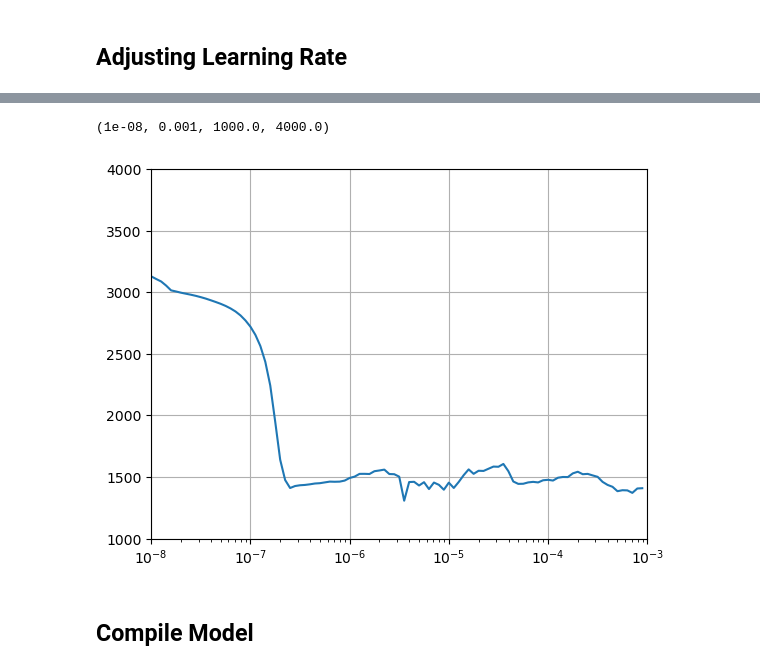
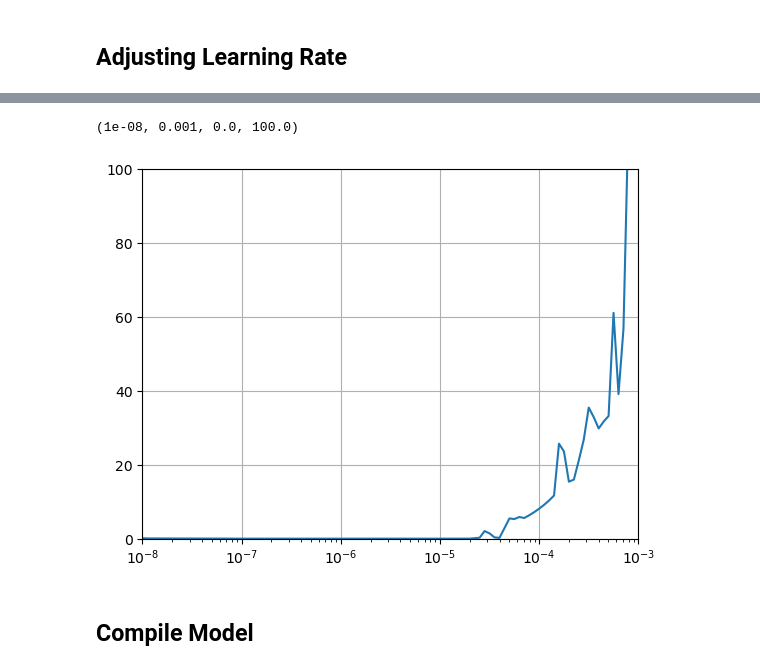
Before and after one commit to faridnec/forecasting-tech-adoption, a Jupyter notebook: models/forecast.ipynb, the cells around one changed output, grey strips where cells are left out. Cells and saved outputs as stored; diff of their text form; code cells hidden in the pictures.

```diff
--- a/models/forecast.ipynb
+++ b/models/forecast.ipynb
@@ -91,3 +87,17 @@ series = np.array(applications)
 plot_series(time, series, xlabel='Week', ylabel='Weekly Mean Total Patent Applications')
 # %% [output]
 [figure]
+# %%
+# Perform Min-Max Scaling
+min_value = np.min(series)
+max_value = np.max(series)
+scaled_series = (series - min_value) / (max_value - min_value)
+
+# Plot the original and scaled series
+
+plt.figure(figsize=(20, 6))
+plt.plot(time, scaled_series, label='Scaled')
+plt.xlabel('Week')
+plt.ylabel('Weekly Mean Total Patent Applications')
+plt.legend()
+plt.show()
@@ -97,11 +109,11 @@ split_time = 2250
 
 # Get the train set
 time_train = time[:split_time]
-x_train = series[:split_time]
+x_train = scaled_series[:split_time]
 
 # Get the validation set
 time_valid = time[split_time:]
-x_valid = series[split_time:]
+x_valid = scaled_series[split_time:]
 # %%
 def windowed_dataset(series, window_size, batch_size, shuffle_buffer):
     """Generates dataset windows
@@ -128,7 +140,7 @@ def windowed_dataset(series, window_size, batch_size, shuffle_buffer):
 # WINDOW_SIZE = 39
 # BATCH_SIZE = 32
 # SHUFFLE_BUFFER_SIZE = 500
-window_size = 30
+window_size = 52 # 1 year
 batch_size = 32
 shuffle_buffer_size = 1000
 
@@ -235,7 +246,7 @@ optimizer = tf.keras.optimizers.SGD(momentum=0.9)
 
 model.compile(loss=tf.keras.losses.Huber(),
                 optimizer=optimizer,
-                metrics=["mae"])
+                metrics=["mae", "mse"])
 
 history = model.fit(train_set, epochs=100, callbacks=[lr_schedule])
 # %% [output]
@@ -259,10 +270,10 @@ Epoch 100/100
 # %%
 plt.semilogx(history.history["lr"], history.history["loss"])
 plt.grid(True)
-plt.axis([1e-8, 1e-3, 1000, 4000])
+plt.axis([1e-8, 1e-3, 0, 100])
 # %% [output]
-(1e-08, 0.001, 1000.0, 4000.0)
+(1e-08, 0.001, 0.0, 100.0)
-[figure, old version]
+[figure, new version]
 # %% [markdown]
 ## Compile Model
 # %%
```
Also changed, not shown: parts of 16 cells of this notebook, 1 other file.
